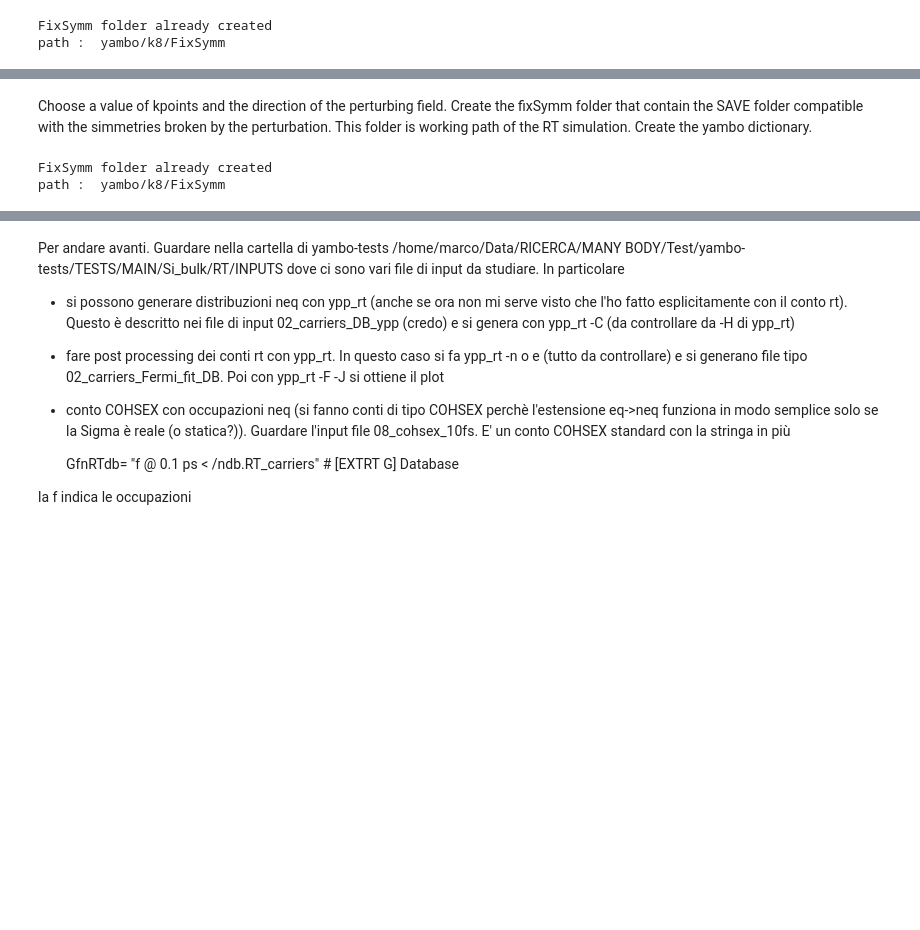
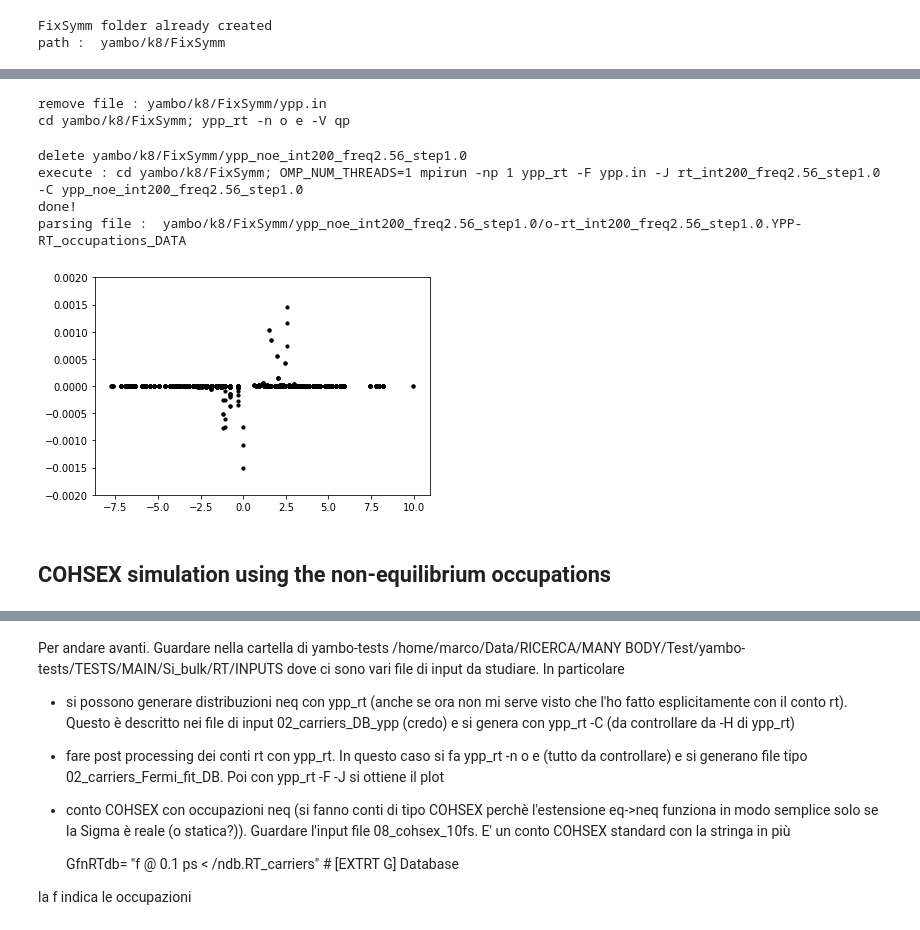
Before and after one commit to marcodalessandro76/Yambo-nb, a Jupyter notebook: Silicon-bulk/Time dependent analysis.ipynb, the cells around one changed output, grey strips where cells are left out. Saved outputs shown, nothing was run; the diff lists cells and outputs as text; code cells hidden in the pictures; blank space fills up the shorter version.

```diff
--- a/Silicon-bulk/Time dependent analysis.ipynb
+++ b/Silicon-bulk/Time dependent analysis.ipynb
@@ -120,2 +99,28 @@ done!
+# %%
+study = yambo[200]['rt']
+# %%
+reload(TD)
+TD.build_ypp_noe(path,study)
+# %% [output]
+remove file : yambo/k8/FixSymm/ypp.in
+cd yambo/k8/FixSymm; ypp_rt -n o e -V qp
+# %%
+TD.run_noe(path,study)
+TD.get_ypp_noe_results(study)
+# %% [output]
+delete yambo/k8/FixSymm/ypp_noe_int200_freq2.56_step1.0
+execute : cd yambo/k8/FixSymm; OMP_NUM_THREADS=1 mpirun -np 1 ypp_rt -F ypp.in -J rt_int200_freq2.56_step1.0 -C ypp_noe_int200_freq2.56_step1.0
+done!
+parsing file :  yambo/k8/FixSymm/ypp_noe_int200_freq2.56_step1.0/o-rt_int200_freq2.56_step1.0.YPP-RT_occupations_DATA
+# %%
+y = study['noe']['results']
+for e,o in zip(y['energy'],y['occupations']):
+    plt.scatter(e,o,color='black',s = 10)
+plt.ylim(ymin=-2e-3,ymax=2e-3)
+plt.show()
+# %% [output]
+[figure, added]
+# %% [markdown]
+## COHSEX simulation using the non-equilibrium occupations
 # %%
 #######################################################################################
@@ -135,10 +126,0 @@ RT_CPU = "%s.1.1.1"%mpi
-# %% [markdown]
-Choose a value of kpoints and the direction of the perturbing field. Create the fixSymm folder that contain the SAVE folder compatible with the simmetries broken by the perturbation. This folder is working path of the RT simulation. Create the yambo dictionary.
-# %%
-kfold = 'yambo/k8'
-fieldDirection = [1.0,1.0,1.0]
-path = TD.fixSymm(kfold,fieldDirection)
-print 'path : ',path
-# %% [output]
-FixSymm folder already created
-path :  yambo/k8/FixSymm
```
Also changed, not shown: parts of 36 cells of this notebook, 2 other files.
